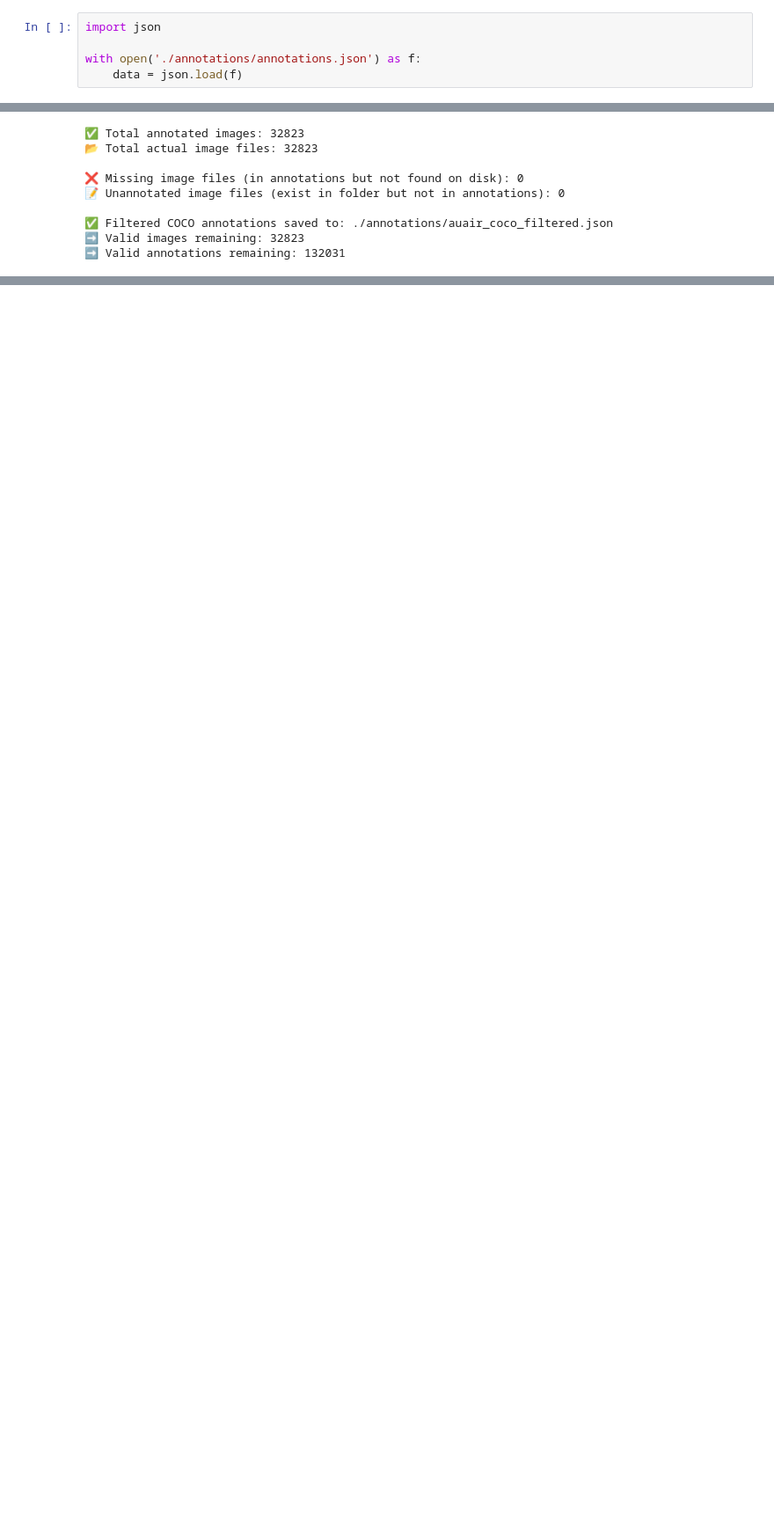
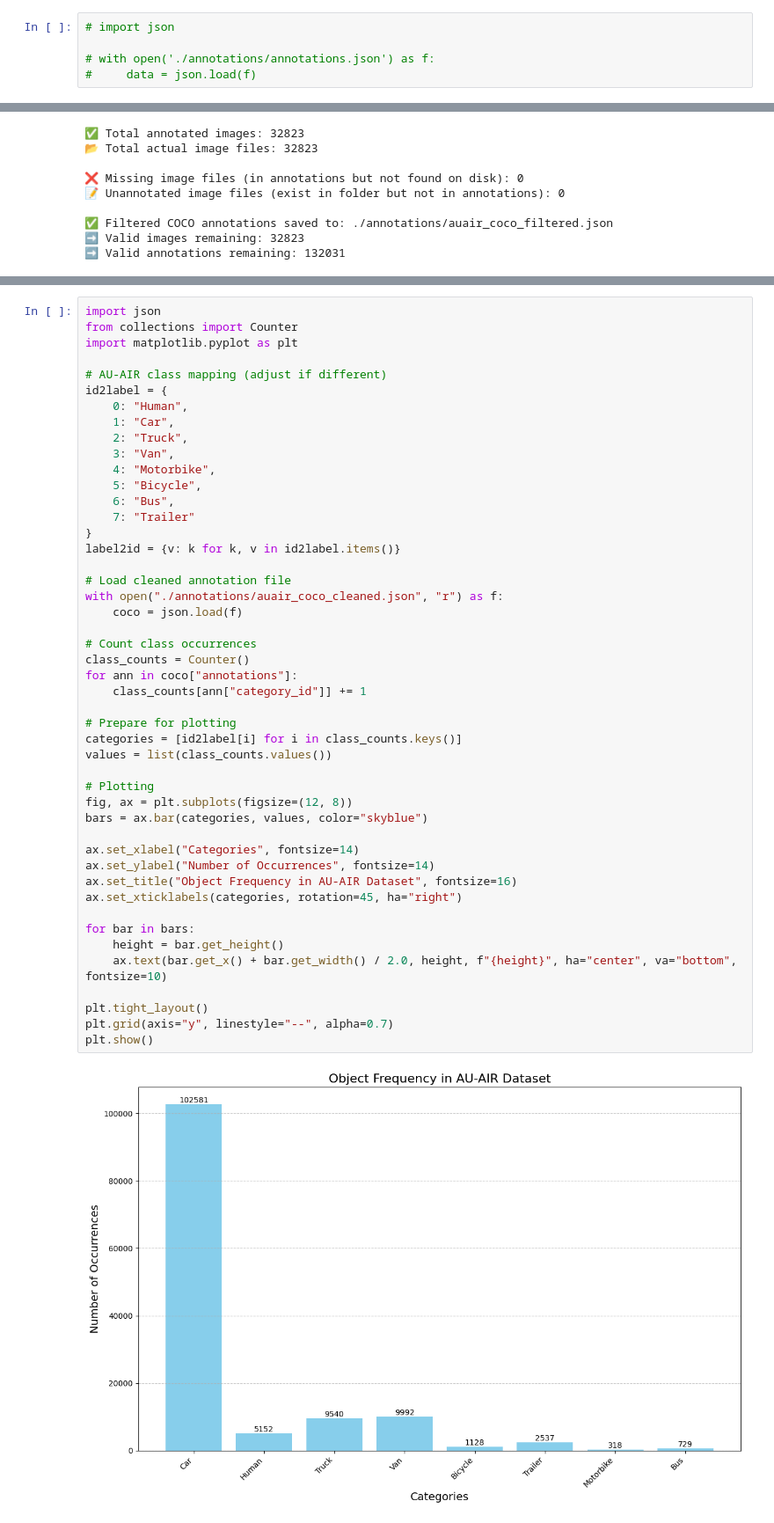
Before and after one commit to YigitBasaran/DI725_Assignment2, a Jupyter notebook: DI725_Assignment2_Preporcessing.ipynb, the cells around one changed output, grey strips where cells are left out. Shown at 88% size. Saved outputs shown, nothing was run; the diff lists cells and outputs as text; blank space fills up the shorter version.

```diff
--- a/DI725_Assignment2_Preporcessing.ipynb
+++ b/DI725_Assignment2_Preporcessing.ipynb
@@ -79,5 +16,5 @@ with zipfile.ZipFile("./AU-AIR.zip", 'r') as zip_ref:
 # %%
-import json
+# import json
 
-with open('./annotations/annotations.json') as f:
-    data = json.load(f)
+# with open('./annotations/annotations.json') as f:
+#     data = json.load(f)
@@ -280,0 +252,49 @@ plt.show()
+# %%
+import json
+from collections import Counter
+import matplotlib.pyplot as plt
+
+# AU-AIR class mapping (adjust if different)
+id2label = {
+    0: "Human",
+    1: "Car",
+    2: "Truck",
+    3: "Van",
+    4: "Motorbike",
+    5: "Bicycle",
+    6: "Bus",
+    7: "Trailer"
+}
+label2id = {v: k for k, v in id2label.items()}
+
+# Load cleaned annotation file
+with open("./annotations/auair_coco_cleaned.json", "r") as f:
+    coco = json.load(f)
+
+# Count class occurrences
+class_counts = Counter()
+for ann in coco["annotations"]:
+    class_counts[ann["category_id"]] += 1
+
+# Prepare for plotting
+categories = [id2label[i] for i in class_counts.keys()]
+values = list(class_counts.values())
+
+# Plotting
+fig, ax = plt.subplots(figsize=(12, 8))
+bars = ax.bar(categories, values, color="skyblue")
+
+ax.set_xlabel("Categories", fontsize=14)
+ax.set_ylabel("Number of Occurrences", fontsize=14)
+ax.set_title("Object Frequency in AU-AIR Dataset", fontsize=16)
+ax.set_xticklabels(categories, rotation=45, ha="right")
+
+for bar in bars:
+    height = bar.get_height()
+    ax.text(bar.get_x() + bar.get_width() / 2.0, height, f"{height}", ha="center", va="bottom", fontsize=10)
+
+plt.tight_layout()
+plt.grid(axis="y", linestyle="--", alpha=0.7)
+plt.show()
+# %% [output]
+[figure, added]
```
Also changed, not shown: parts of 37 cells of this notebook, 1 other file.
